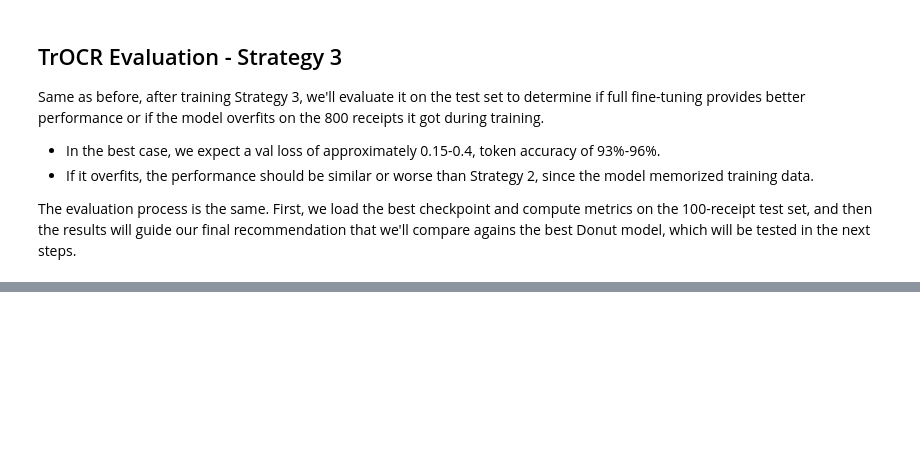
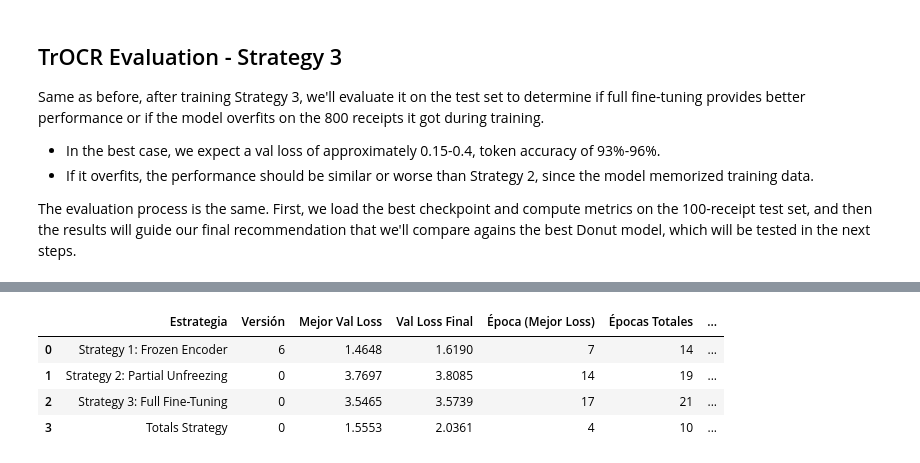
Before and after one commit to GabrielEdid/Reto_BloqueIA, a Jupyter notebook: TrOCR_Training.ipynb, the cells around one changed output, grey strips where cells are left out. Drawn from its saved outputs; the diff is of its cells as text; code cells hidden in the pictures; blank space fills up the shorter version.

Commit message:
Cambios para el resultado final

```diff
--- a/TrOCR_Training.ipynb
+++ b/TrOCR_Training.ipynb
@@ -1111,0 +1535,88 @@ except FileNotFoundError:
+# %%
+# Seleccionar la mejor versión de cada estrategia y crear tabla comparativa
+best_versions = {}
+best_summary_data = []
+
+for strategy_key, strategy_data in all_metrics.items():
+    best_val_loss = float('inf')
+    best_version = None
+    best_df = None
+
+    for version_num, df in strategy_data['versions'].items():
+        if 'val_loss' in df.columns:
+            val_losses = df.dropna(subset=['val_loss'])
+            if len(val_losses) > 0:
+                min_loss = val_losses['val_loss'].min()
+                if min_loss < best_val_loss:
+                    best_val_loss = min_loss
+                    best_version = version_num
+                    best_df = df
+
+    if best_df is not None:
+        best_versions[strategy_key] = {
+            'name': strategy_data['name'],
+            'version': best_version,
+            'df': best_df,
+            'best_val_loss': best_val_loss
+        }
+
+        # Extraer métricas para la tabla
+        df = best_df
+        val_losses = df.dropna(subset=['val_loss'])
+
+        row_data = {
+            'Estrategia': strategy_data['name'],
+            'Versión': best_version,
+            'Mejor Val Loss': best_val_loss,
+        }
+
+        if len(val_losses) > 0:
+            row_data['Val Loss Final'] = val_losses['val_loss'].iloc[-1]
+            row_data['Época (Mejor Loss)'] = int(val_losses.loc[val_losses['val_loss'].idxmin(), 'epoch'])
+            row_data['Épocas Totales'] = int(df['epoch'].max() + 1)
+
+        if 'val_acc' in df.columns:
+            val_accs = df.dropna(subset=['val_acc'])
+            if len(val_accs) > 0:
+                row_data['Mejor Val Acc (%)'] = val_accs['val_acc'].max() * 100
+                row_data['Val Acc Final (%)'] = val_accs['val_acc'].iloc[-1] * 100
+
+        if 'train_loss_epoch' in df.columns:
+            train_losses = df.dropna(subset=['train_loss_epoch'])
+            if len(train_losses) > 0:
+                row_data['Train Loss Final'] = train_losses['train_loss_epoch'].iloc[-1]
+
+        if 'train_acc' in df.columns:
+            train_accs = df.dropna(subset=['train_acc'])
+            if len(train_accs) > 0:
+                row_data['Train Acc Final (%)'] = train_accs['train_acc'].iloc[-1] * 100
+
+        best_summary_data.append(row_data)
+
+# Crear DataFrame con mejores versiones
+best_summary_df = pd.DataFrame(best_summary_data)
+
+print("\n🏆 MEJORES VERSIONES DE CADA ESTRATEGIA\n")
+print("═" * 100)
+print("\nTabla Comparativa:")
+
+# Configurar pandas para mejor visualización
+pd.set_option('display.max_columns', None)
+pd.set_option('display.width', None)
+pd.set_option('display.float_format', lambda x: f'{x:.4f}' if abs(x) < 100 else f'{x:.2f}')
+
+display(best_summary_df.style
+    .background_gradient(subset=['Mejor Val Loss'], cmap='RdYlGn_r')
+    .background_gradient(subset=['Mejor Val Acc (%)'], cmap='RdYlGn')
+    .format({
+        'Mejor Val Loss': '{:.4f}',
+        'Val Loss Final': '{:.4f}',
+        'Train Loss Final': '{:.4f}',
+        'Mejor Val Acc (%)': '{:.2f}%',
+        'Val Acc Final (%)': '{:.2f}%',
+        'Train Acc Final (%)': '{:.2f}%'
+    })
+)
+
+print("\n" + "═" * 100)
+# %% [output]
@@ -1111,0 +1628,5 @@ except FileNotFoundError:
+|  | Estrategia | Versión | Mejor Val Loss | Val Loss Final | Época (Mejor Loss) | Épocas Totales | ... |
+| 0 | Strategy 1: Frozen Encoder | 6 | 1.4648 | 1.6190 | 7 | 14 | ... |
+| 1 | Strategy 2: Partial Unfreezing | 0 | 3.7697 | 3.8085 | 14 | 19 | ... |
+| 2 | Strategy 3: Full Fine-Tuning | 0 | 3.5465 | 3.5739 | 17 | 21 | ... |
+| 3 | Totals Strategy | 0 | 1.5553 | 2.0361 | 4 | 10 | ... |
```
Also changed, not shown: parts of 21 cells of this notebook, 4 other files.
